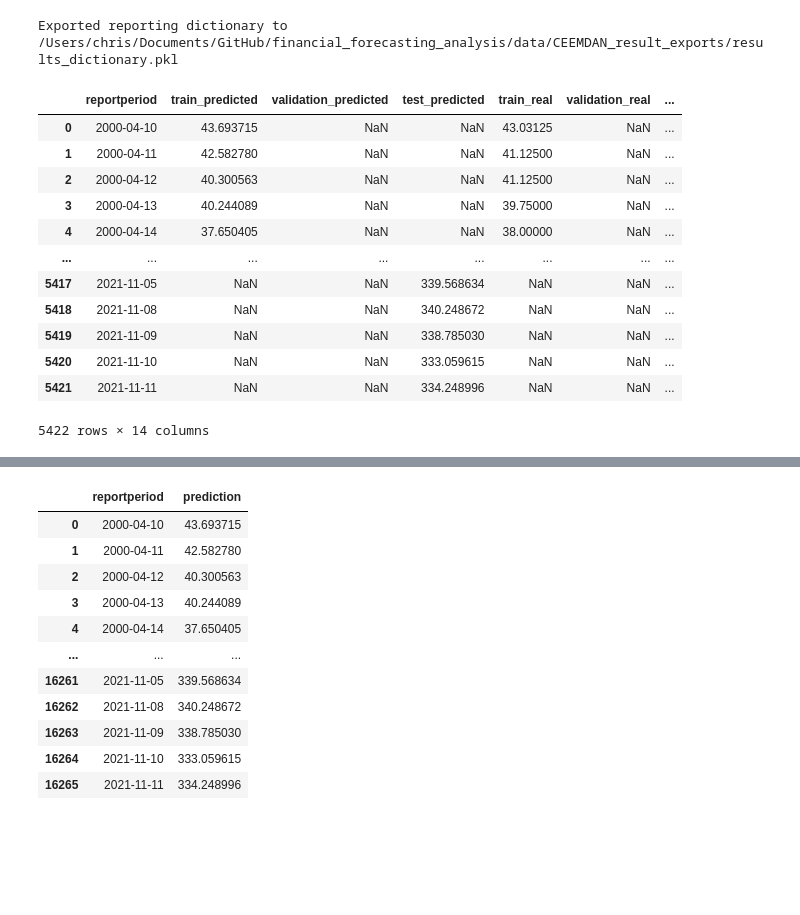
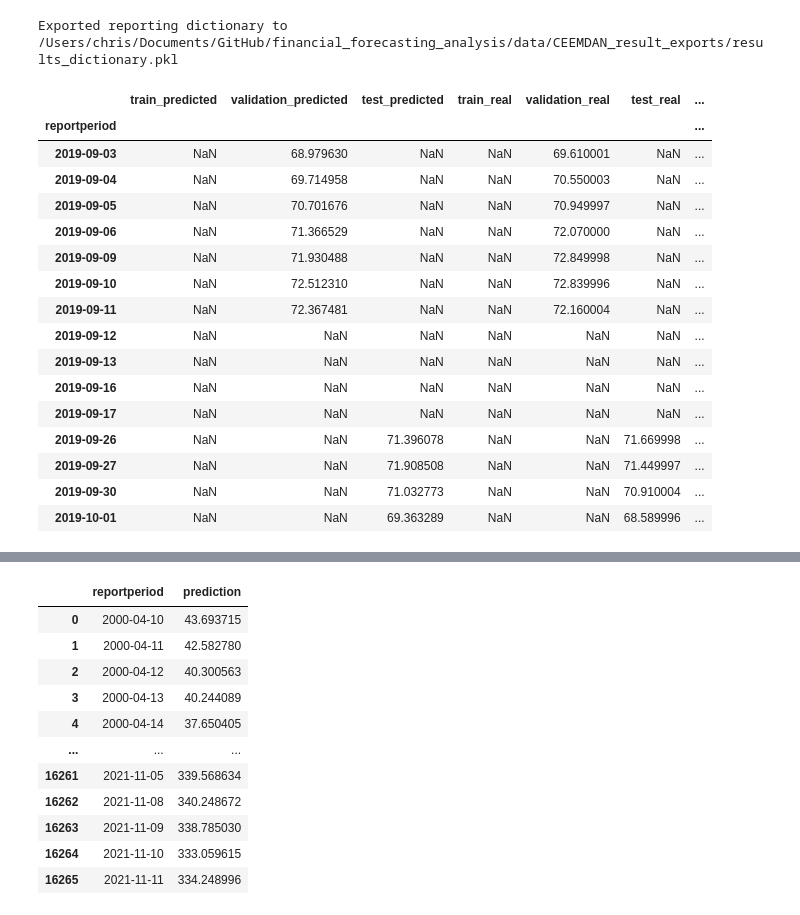
Before and after one commit to auguryChris/financial_forecasting_analysis, a Jupyter notebook: notebooks/02_DNN/organizing.ipynb, the cells around one changed output, grey strips where cells are left out. Saved outputs shown, nothing was run; the diff lists cells and outputs as text; code cells hidden in the pictures; blank space fills up the shorter version.

```diff
--- a/notebooks/02_DNN/organizing.ipynb
+++ b/notebooks/02_DNN/organizing.ipynb
@@ -691,18 +691,22 @@ for t in reporting.keys():
 
     tmp.to_csv(parentDirectory + f"/data/CEEMDAN_result_exports/{t}_backtesting_LSTM_SPLINE_predictions.csv", sep=',', encoding='utf-8')
-# %%
-reporting['MSFT']
-# %% [output]
-|  | reportperiod | train_predicted | validation_predicted | test_predicted | train_real | validation_real | ... |
-| 0 | 2000-04-10 | 43.693715 | NaN | NaN | 43.03125 | NaN | ... |
-| 1 | 2000-04-11 | 42.582780 | NaN | NaN | 41.12500 | NaN | ... |
-| 2 | 2000-04-12 | 40.300563 | NaN | NaN | 41.12500 | NaN | ... |
-| 3 | 2000-04-13 | 40.244089 | NaN | NaN | 39.75000 | NaN | ... |
-| 4 | 2000-04-14 | 37.650405 | NaN | NaN | 38.00000 | NaN | ... |
-| ... | ... | ... | ... | ... | ... | ... | ... |
-| 5417 | 2021-11-05 | NaN | NaN | 339.568634 | NaN | NaN | ... |
-| 5418 | 2021-11-08 | NaN | NaN | 340.248672 | NaN | NaN | ... |
-| 5419 | 2021-11-09 | NaN | NaN | 338.785030 | NaN | NaN | ... |
-| 5420 | 2021-11-10 | NaN | NaN | 333.059615 | NaN | NaN | ... |
-| 5421 | 2021-11-11 | NaN | NaN | 334.248996 | NaN | NaN | ... |
-5422 rows × 14 columns
+# %%
+reporting['XOM'][reporting['XOM'].index >= '2019-09-01'].head(15)
+# %% [output]
+|  | train_predicted | validation_predicted | test_predicted | train_real | validation_real | test_real | ... |
+| reportperiod |  |  |  |  |  |  | ... |
+| 2019-09-03 | NaN | 68.979630 | NaN | NaN | 69.610001 | NaN | ... |
+| 2019-09-04 | NaN | 69.714958 | NaN | NaN | 70.550003 | NaN | ... |
+| 2019-09-05 | NaN | 70.701676 | NaN | NaN | 70.949997 | NaN | ... |
+| 2019-09-06 | NaN | 71.366529 | NaN | NaN | 72.070000 | NaN | ... |
+| 2019-09-09 | NaN | 71.930488 | NaN | NaN | 72.849998 | NaN | ... |
+| 2019-09-10 | NaN | 72.512310 | NaN | NaN | 72.839996 | NaN | ... |
+| 2019-09-11 | NaN | 72.367481 | NaN | NaN | 72.160004 | NaN | ... |
+| 2019-09-12 | NaN | NaN | NaN | NaN | NaN | NaN | ... |
+| 2019-09-13 | NaN | NaN | NaN | NaN | NaN | NaN | ... |
+| 2019-09-16 | NaN | NaN | NaN | NaN | NaN | NaN | ... |
+| 2019-09-17 | NaN | NaN | NaN | NaN | NaN | NaN | ... |
+| 2019-09-26 | NaN | NaN | 71.396078 | NaN | NaN | 71.669998 | ... |
+| 2019-09-27 | NaN | NaN | 71.908508 | NaN | NaN | 71.449997 | ... |
+| 2019-09-30 | NaN | NaN | 71.032773 | NaN | NaN | 70.910004 | ... |
+| 2019-10-01 | NaN | NaN | 69.363289 | NaN | NaN | 68.589996 | ... |
```
Also changed, not shown: parts of 2 cells of this notebook, 17 other files.
